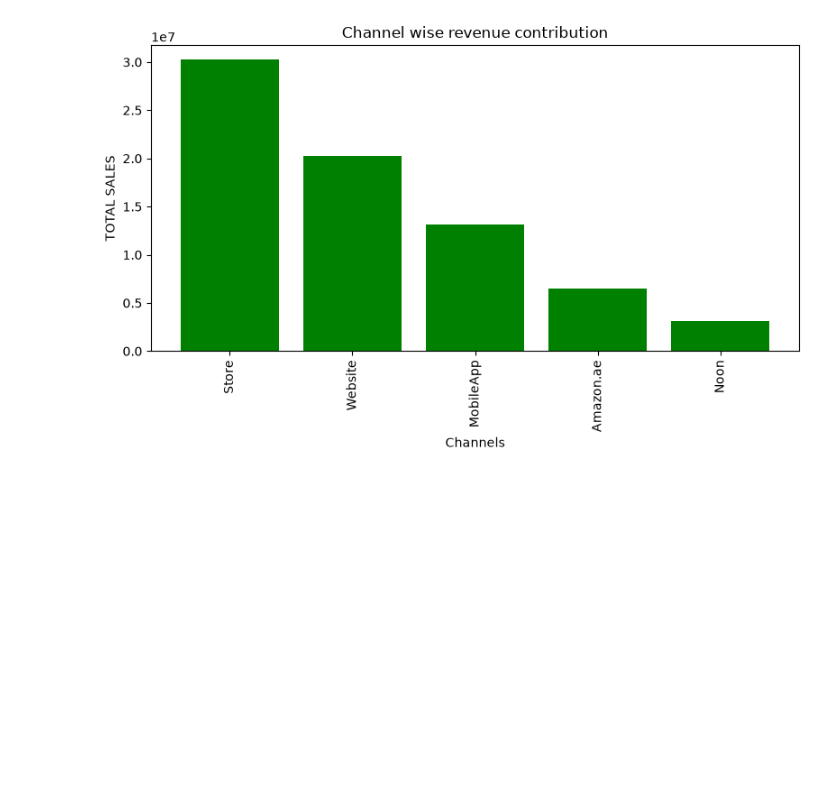
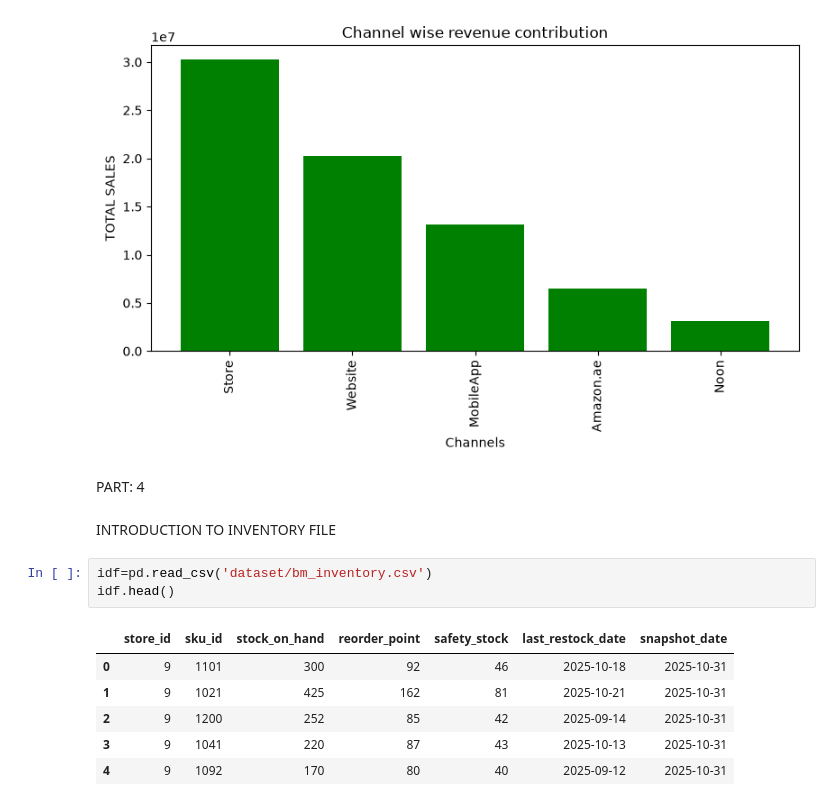
Before and after one commit to priyanshwho/Retail-Analysis, a Jupyter notebook: retail-analysis/Retail.ipynb, the cells around one changed output. Saved outputs shown, nothing was run; the diff lists cells and outputs as text; blank space fills up the shorter version.

```diff
--- a/retail-analysis/Retail.ipynb
+++ b/retail-analysis/Retail.ipynb
@@ -597,3 +598,17 @@ plt.tight_layout()
 plt.show()
 # %% [output]
 [figure]
+# %% [markdown]
+PART: 4
+# %% [markdown]
+INTRODUCTION TO INVENTORY FILE
+# %%
+idf=pd.read_csv('dataset/bm_inventory.csv')
+idf.head()
+# %% [output]
+|  | store_id | sku_id | stock_on_hand | reorder_point | safety_stock | last_restock_date | snapshot_date |
+| 0 | 9 | 1101 | 300 | 92 | 46 | 2025-10-18 | 2025-10-31 |
+| 1 | 9 | 1021 | 425 | 162 | 81 | 2025-10-21 | 2025-10-31 |
+| 2 | 9 | 1200 | 252 | 85 | 42 | 2025-09-14 | 2025-10-31 |
+| 3 | 9 | 1041 | 220 | 87 | 43 | 2025-10-13 | 2025-10-31 |
+| 4 | 9 | 1092 | 170 | 80 | 40 | 2025-09-12 | 2025-10-31 |
```
Also changed, not shown: parts of 8 cells of this notebook.
